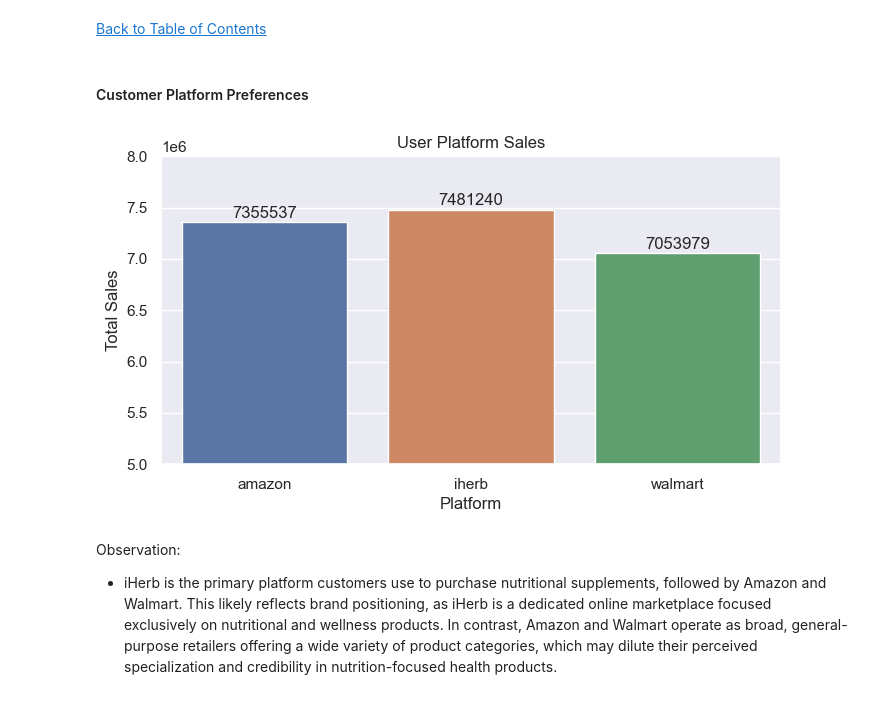
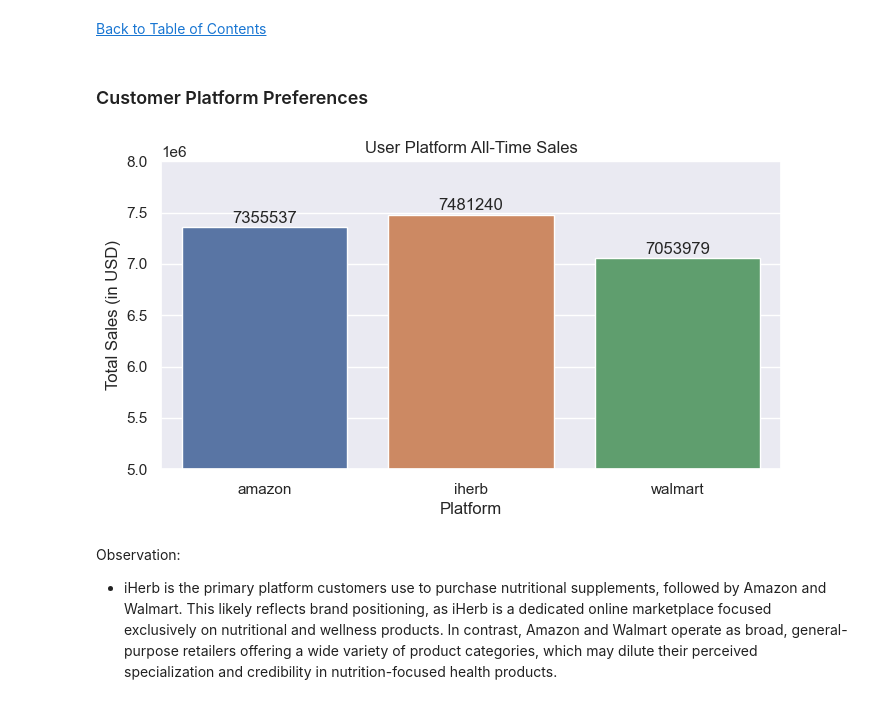
Before and after one commit to jasondo-da/Nutritional_Products_Sales_Breakdown, a Jupyter notebook: supplement_sales_analysis.ipynb, the cells around one changed output. Drawn from its saved outputs; the diff is of its cells as text; code cells hidden in the pictures.

```diff
--- a/supplement_sales_analysis.ipynb
+++ b/supplement_sales_analysis.ipynb
@@ -367,39 +376,39 @@ Observation:
 # %% [markdown]
 [Back to Table of Contents](#back)
 # %% [markdown]
-#### Customer Platform Preferences
+### Customer Platform Preferences
 # %%
 # Setting figure size
 plt.figure(figsize=(8, 4))
 
-# Calculating aggregate sales perh platform
+# Calculating aggregate sales per platform
 agg_platform = df_full.groupby('platform')['total_revenue'].sum().reset_index()
 
 # Bar graph for aggregate sales by platform
 ax = sns.barplot(data=agg_platform,
                  x='platform',
                  y='total_revenue',
                  hue='platform',
                  errorbar=None)
 # Creating loop to display numeric value on graph
 for r in ax.patches:
     y_value = r.get_height()
     x_value = r.get_x() + r.get_width() / 2
     label = '{:.0f}'.format(y_value)
     ax.annotate(label,
                 (x_value, y_value),
                 xytext=(0, 1),
                 textcoords='offset points',
                 ha='center',
                 va='bottom')
-ax.set_title('User Platform Sales')
+ax.set_title('User Platform All-Time Sales')
 ax.set_xlabel('Platform')
-ax.set_ylabel('Total Sales')
+ax.set_ylabel('Total Sales (in USD)')
 ax.set_ylim(5000000, 8000000)
 
 plt.show()
 # %% [output]
-[figure, old version]
+[figure, new version]
 # %% [markdown]
 Observation:
 
```
Also changed, not shown: parts of 25 cells of this notebook.
